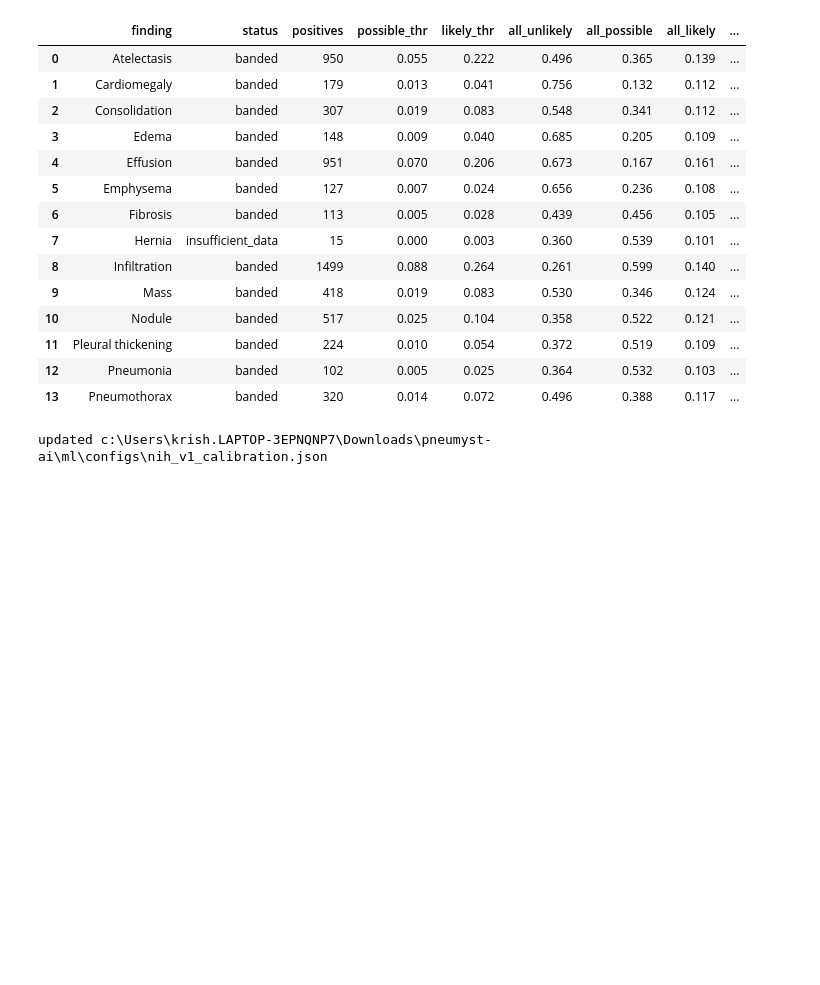
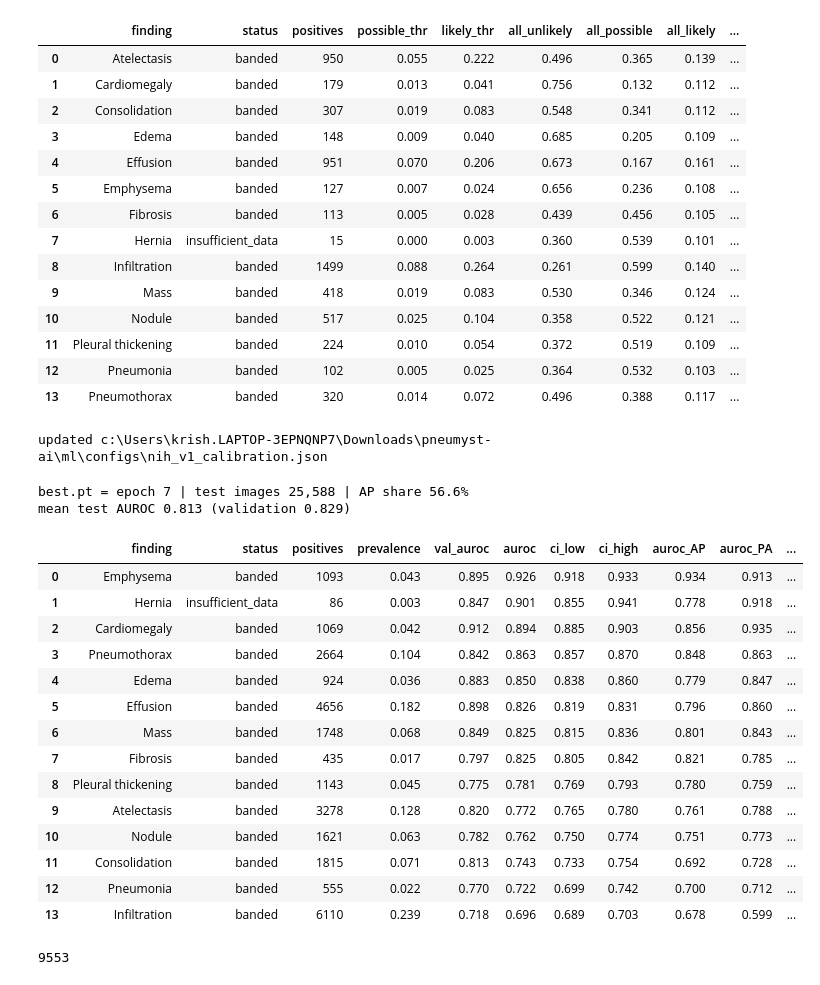
Before and after one commit to Fy1zN/pneumyst-ai, a Jupyter notebook: notebooks/train.ipynb, the cells around one changed output. Saved outputs shown, nothing was run; the diff lists cells and outputs as text; code cells hidden in the pictures; blank space fills up the shorter version.

```diff
--- a/notebooks/train.ipynb
+++ b/notebooks/train.ipynb
@@ -536,3 +536,69 @@ print("updated", cfg_path)
 | 12 | Pneumonia | banded | 102 | 0.005 | 0.025 | 0.364 | 0.532 | 0.103 | ... |
 | 13 | Pneumothorax | banded | 320 | 0.014 | 0.072 | 0.496 | 0.388 | 0.117 | ... |
 updated c:\Users\krish.LAPTOP-3EPNQNP7\Downloads\pneumyst-ai\ml\configs\nih_v1_calibration.json
+# %%
+from torch.utils.data import DataLoader
+from ml.datasets.targets import DISPLAY_NAMES, NIH_FINDINGS, label_column
+from ml.evaluation.calibration import apply_platt, expected_calibration_error
+from ml.training.data import XrayDataset
+from ml.training.metrics import safe_auroc
+from ml.training.model import build_model
+
+cfg = json.loads((REPO / "ml" / "configs" / "nih_v1_calibration.json").read_text())   # frozen on validation
+NIH_RUN = REPO / "ml" / "checkpoints" / "nih_densenet121_v1"
+dev = torch.device("cuda" if torch.cuda.is_available() else "cpu")
+ckpt = torch.load(NIH_RUN / "best.pt", map_location=dev, weights_only=False)
+model = build_model(len(NIH_FINDINGS), pretrained=False, memory_efficient=False).to(dev)
+model.load_state_dict(ckpt["model"])
+labels = [label_column(f) for f in NIH_FINDINGS]
+
+nih = load_processed(ROOT, "nih")
+test = nih[nih["split"] == "test"].reset_index(drop=True)
+probs = tr.predict(model, DataLoader(XrayDataset(test, ROOT, labels), batch_size=32, num_workers=0), dev)
+print(f"best.pt = epoch {ckpt['epoch']} | test images {len(test):,} | AP share {(test['view'] == 'AP').mean():.1%}")
+
+ap, pa = (test["view"] == "AP").to_numpy(), (test["view"] == "PA").to_numpy()
+rows, out = [], test[["image_id", "view"] + labels].copy()
+for i, f in enumerate(NIH_FINDINGS):
+    c, y = cfg["findings"][f], test[label_column(f)].to_numpy()
+    cal = apply_platt(probs[:, i], c["platt_a"], c["platt_b"])
+    out[f"cal_{f.lower()}"] = cal
+    band = np.where(cal >= c["likely_threshold"], "likely", np.where(cal >= c["possible_threshold"], "possible", "unlikely"))
+    pos, neg = y == 1, y == 0
+    auc, lo, hi = bootstrap_auroc(y, cal, n=500)
+    rows.append({"finding": DISPLAY_NAMES[f], "status": c["status"], "positives": int(pos.sum()), "prevalence": y.mean(),
+                 "auroc": auc, "ci_low": lo, "ci_high": hi,
+                 "auroc_AP": safe_auroc(y[ap], cal[ap]), "auroc_PA": safe_auroc(y[pa], cal[pa]),
+                 "mean_calibrated": cal.mean(), "ece": expected_calibration_error(y, cal),
+                 "all_likely": (band == "likely").mean(), "cases_caught_possible_or_likely": (band[pos] != "unlikely").mean(),
+                 "cases_in_likely": (band[pos] == "likely").mean(), "healthy_in_likely": (band[neg] == "likely").mean(),
+                 "likely_ppv": y[band == "likely"].mean() if (band == "likely").any() else np.nan})
+nih_test = pd.DataFrame(rows).sort_values("auroc", ascending=False).reset_index(drop=True)
+val_auc = {r["finding"]: r["auroc"] for r in json.loads((FIG / "nih_v1_val_summary.json").read_text())["per_finding"]}
+nih_test.insert(4, "val_auroc", nih_test["finding"].map(val_auc))
+print(f"mean test AUROC {nih_test['auroc'].mean():.3f} (validation {np.mean(list(val_auc.values())):.3f})")
+display(nih_test.round(3))
+
+out.to_csv(NIH_RUN / "test_predictions.csv", index=False)
+(FIG / "nih_v1_test_summary.json").write_text(json.dumps(
+    {"run": "nih_densenet121_v1", "best_epoch": ckpt["epoch"], "test_images": len(test),
+     "mean_auroc": float(nih_test["auroc"].mean()), "per_finding": nih_test.to_dict("records")}, indent=2, default=str))
+# %% [output]
+best.pt = epoch 7 | test images 25,588 | AP share 56.6%
+mean test AUROC 0.813 (validation 0.829)
+|  | finding | status | positives | prevalence | val_auroc | auroc | ci_low | ci_high | auroc_AP | auroc_PA | ... |
+| 0 | Emphysema | banded | 1093 | 0.043 | 0.895 | 0.926 | 0.918 | 0.933 | 0.934 | 0.913 | ... |
+| 1 | Hernia | insufficient_data | 86 | 0.003 | 0.847 | 0.901 | 0.855 | 0.941 | 0.778 | 0.918 | ... |
+| 2 | Cardiomegaly | banded | 1069 | 0.042 | 0.912 | 0.894 | 0.885 | 0.903 | 0.856 | 0.935 | ... |
+| 3 | Pneumothorax | banded | 2664 | 0.104 | 0.842 | 0.863 | 0.857 | 0.870 | 0.848 | 0.863 | ... |
+| 4 | Edema | banded | 924 | 0.036 | 0.883 | 0.850 | 0.838 | 0.860 | 0.779 | 0.847 | ... |
+| 5 | Effusion | banded | 4656 | 0.182 | 0.898 | 0.826 | 0.819 | 0.831 | 0.796 | 0.860 | ... |
+| 6 | Mass | banded | 1748 | 0.068 | 0.849 | 0.825 | 0.815 | 0.836 | 0.801 | 0.843 | ... |
+| 7 | Fibrosis | banded | 435 | 0.017 | 0.797 | 0.825 | 0.805 | 0.842 | 0.821 | 0.785 | ... |
+| 8 | Pleural thickening | banded | 1143 | 0.045 | 0.775 | 0.781 | 0.769 | 0.793 | 0.780 | 0.759 | ... |
+| 9 | Atelectasis | banded | 3278 | 0.128 | 0.820 | 0.772 | 0.765 | 0.780 | 0.761 | 0.788 | ... |
+| 10 | Nodule | banded | 1621 | 0.063 | 0.782 | 0.762 | 0.750 | 0.774 | 0.751 | 0.773 | ... |
+| 11 | Consolidation | banded | 1815 | 0.071 | 0.813 | 0.743 | 0.733 | 0.754 | 0.692 | 0.728 | ... |
+| 12 | Pneumonia | banded | 555 | 0.022 | 0.770 | 0.722 | 0.699 | 0.742 | 0.700 | 0.712 | ... |
+| 13 | Infiltration | banded | 6110 | 0.239 | 0.718 | 0.696 | 0.689 | 0.703 | 0.678 | 0.599 | ... |
+9553
```
Also changed, not shown: parts of 7 cells of this notebook, 8 other files.
